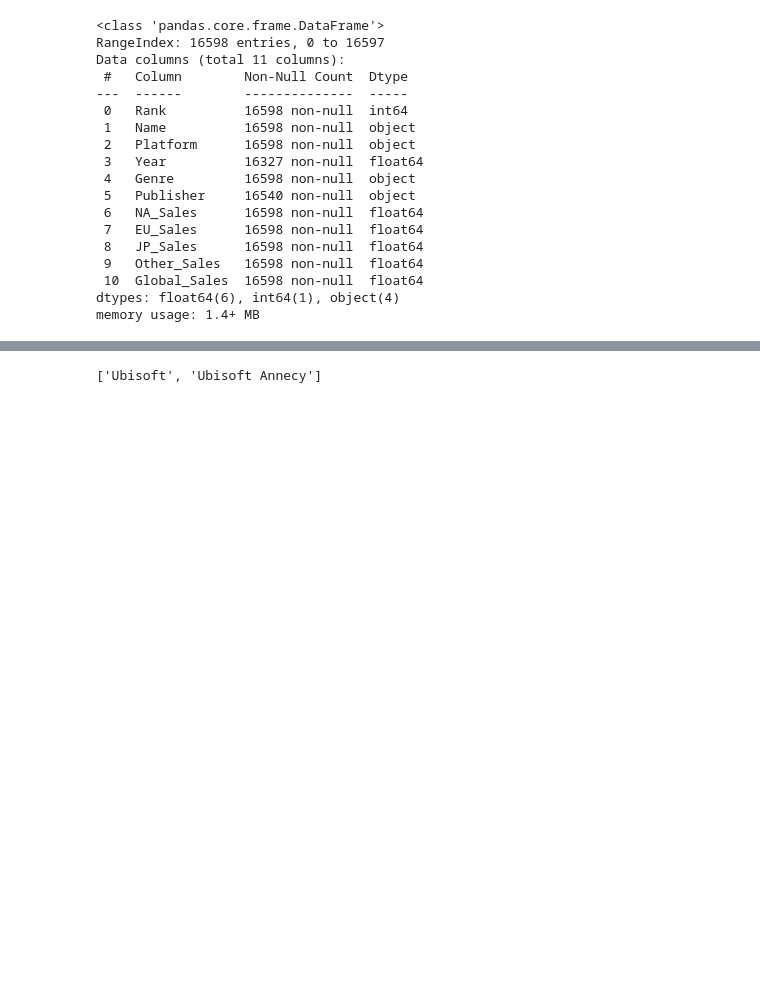
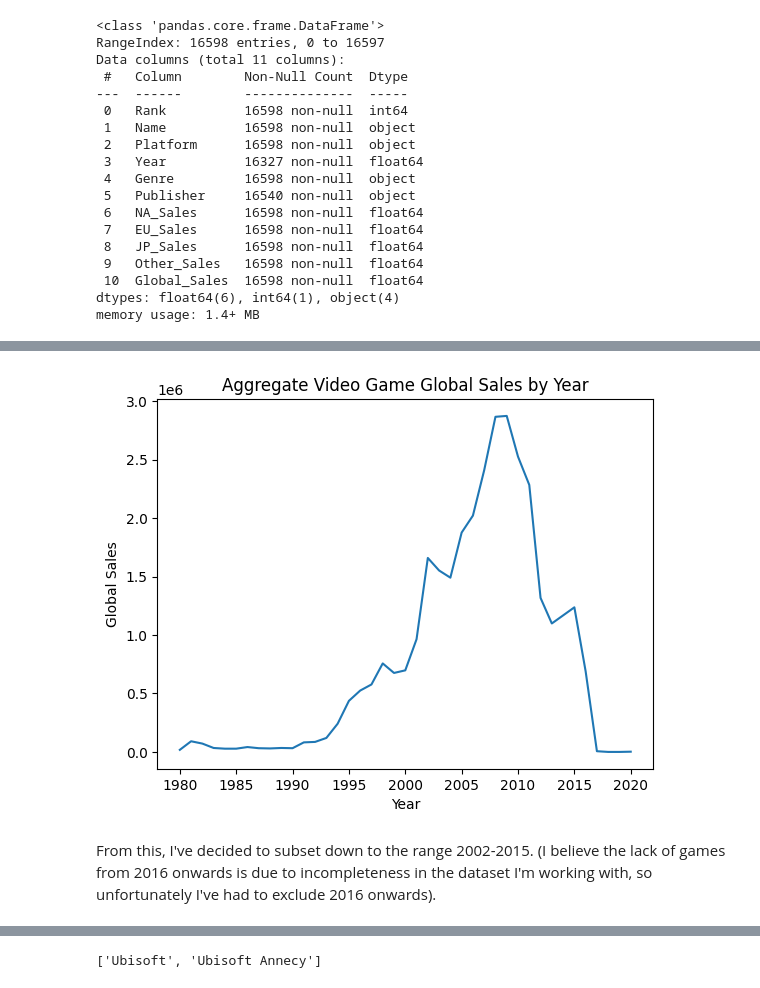
Before and after one commit to umaunni3/berkeley-ml-ai-2024-umaunni, a Jupyter notebook: capstone_project/initial_report/video_game_sales_analysis.ipynb, the cells around one changed output, grey strips where cells are left out. Saved outputs shown, nothing was run; the diff lists cells and outputs as text; code cells hidden in the pictures; blank space fills up the shorter version.

```diff
--- a/capstone_project/initial_report/video_game_sales_analysis.ipynb
+++ b/capstone_project/initial_report/video_game_sales_analysis.ipynb
@@ -234,8 +69,0 @@ sales_per_year
-# %%
-# Now create a new column for the df containing the fraction of global sales for the year that this video game comprised
-global_sales_frac = []
-def calc_sales_pct(year, sales):
-  total_sales = sales_per_year[year]
-  return sales / total_sales
-vgsales['Global_Sales_Pct'] = vgsales.apply(lambda x: calc_sales_pct(x[3], x[10]), raw=True, axis=1)
-vgsales.head()
@@ -253,6 +69,0 @@ vgsales['Global_Sales_Pct'].mean(), vgsales['Global_Sales_Pct'].std()
-# %%
-# Standardize the Global_Sales_Pct column
-# Save these two values so we can un-standardize later
-original_global_pct_mean, original_global_pct_std = np.mean(vgsales['Global_Sales_Pct']), np.std(vgsales['Global_Sales_Pct'])
-vgsales['Global_Sales_Pct'] = (vgsales['Global_Sales_Pct'] - np.mean(vgsales['Global_Sales_Pct'])) / np.std(vgsales['Global_Sales_Pct'])
-vgsales['Global_Sales_Pct'].mean(), vgsales['Global_Sales_Pct'].std()
@@ -492,0 +101,11 @@ array(['Nintendo', 'Microsoft Game Studios', 'Take-Two Interactive',
+# %%
+sales_per_year_df = pd.DataFrame({'Year': sales_per_year.keys(), 'Sales': sales_per_year.values()})
+plt.plot(sales_per_year_df['Year'], sales_per_year_df['Sales'])
+plt.xlabel("Year")
+plt.ylabel("Global Sales")
+plt.title("Aggregate Video Game Global Sales by Year")
+plt.show()
+# %% [output]
+[figure, added]
+# %% [markdown]
+From this, I've decided to subset down to the range 2002-2015. (I believe the lack of games from 2016 onwards is due to incompleteness in the dataset I'm working with, so unfortunately I've had to exclude 2016 onwards).
```
Also changed, not shown: parts of 240 cells of this notebook.
